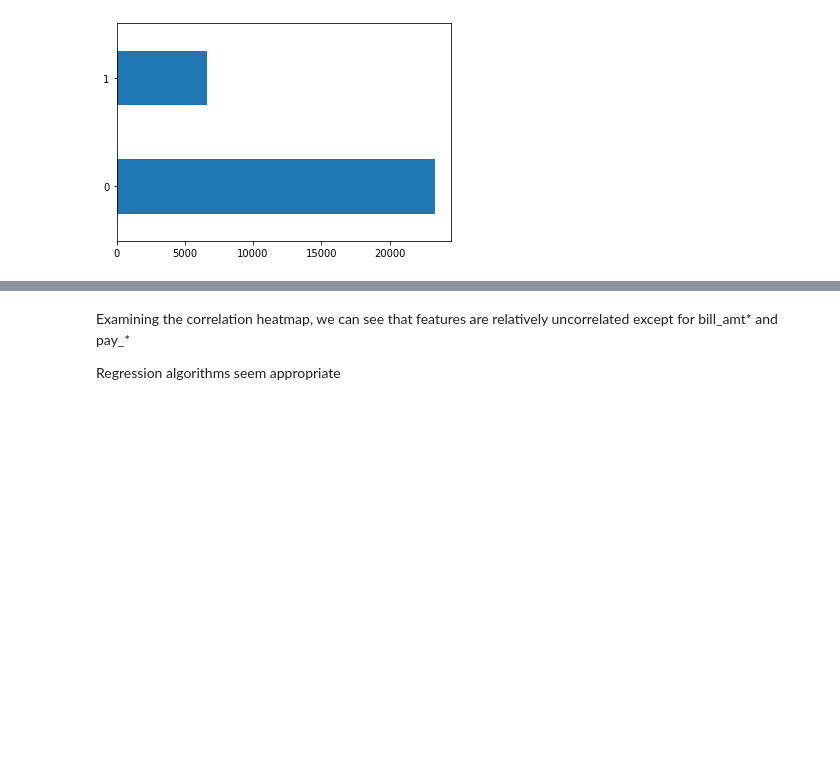
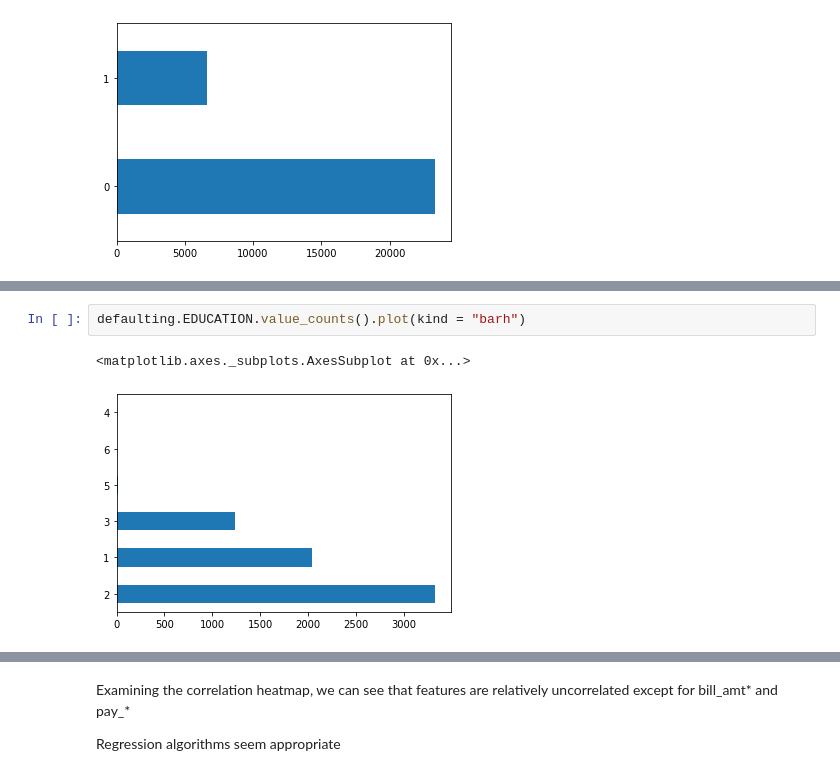
Before and after one commit to ewonguoft/flatiron_project, a Jupyter notebook: Predicting defaults in credit cards.ipynb, the cells around one changed output, grey strips where cells are left out. Saved outputs shown, nothing was run; the diff lists cells and outputs as text; blank space fills up the shorter version.

```diff
--- a/Predicting defaults in credit cards.ipynb
+++ b/Predicting defaults in credit cards.ipynb
@@ -89,0 +130,5 @@ Name: default.payment.next.month, dtype: int64
+# %%
+defaulting.EDUCATION.value_counts().plot(kind = "barh")
+# %% [output]
+<matplotlib.axes._subplots.AxesSubplot at 0x...>
+[figure, added]
```
Also changed, not shown: parts of 14 cells of this notebook.
